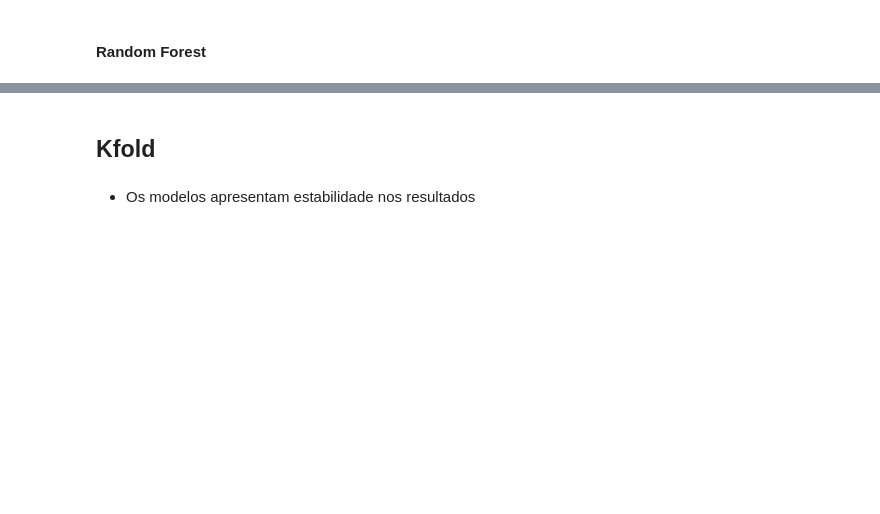
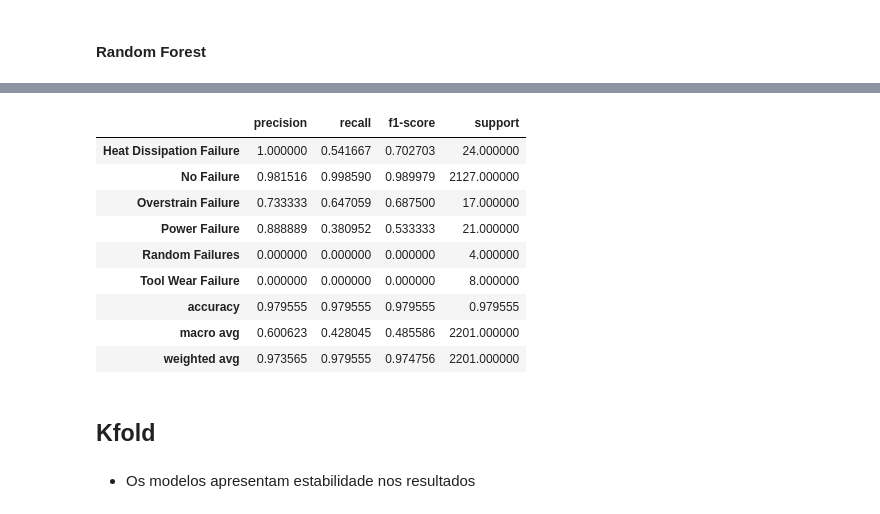
Before and after one commit to matheusldettmar/desafiolighthouse, a Jupyter notebook: modelo_lighthouse.ipynb, the cells around one changed output, grey strips where cells are left out. Saved outputs shown, nothing was run; the diff lists cells and outputs as text; code cells hidden in the pictures; blank space fills up the shorter version.

```diff
--- a/modelo_lighthouse.ipynb
+++ b/modelo_lighthouse.ipynb
@@ -123,6 +149,19 @@ previsoes = random_forest.predict(X_test)
 c_report = classification_report(y_test, previsoes, output_dict=True)
 c_report = pd.DataFrame(c_report).transpose()
 c_report.to_csv('RandomForest_1otreino.csv')
+# %%
+c_report
+# %% [output]
+|  | precision | recall | f1-score | support |
+| Heat Dissipation Failure | 1.000000 | 0.541667 | 0.702703 | 24.000000 |
+| No Failure | 0.981516 | 0.998590 | 0.989979 | 2127.000000 |
+| Overstrain Failure | 0.733333 | 0.647059 | 0.687500 | 17.000000 |
+| Power Failure | 0.888889 | 0.380952 | 0.533333 | 21.000000 |
+| Random Failures | 0.000000 | 0.000000 | 0.000000 | 4.000000 |
+| Tool Wear Failure | 0.000000 | 0.000000 | 0.000000 | 8.000000 |
+| accuracy | 0.979555 | 0.979555 | 0.979555 | 0.979555 |
+| macro avg | 0.600623 | 0.428045 | 0.485586 | 2201.000000 |
+| weighted avg | 0.973565 | 0.979555 | 0.974756 | 2201.000000 |
 # %% [markdown]
 ## Kfold
 # %% [markdown]
```
Also changed, not shown: parts of 24 cells of this notebook.
